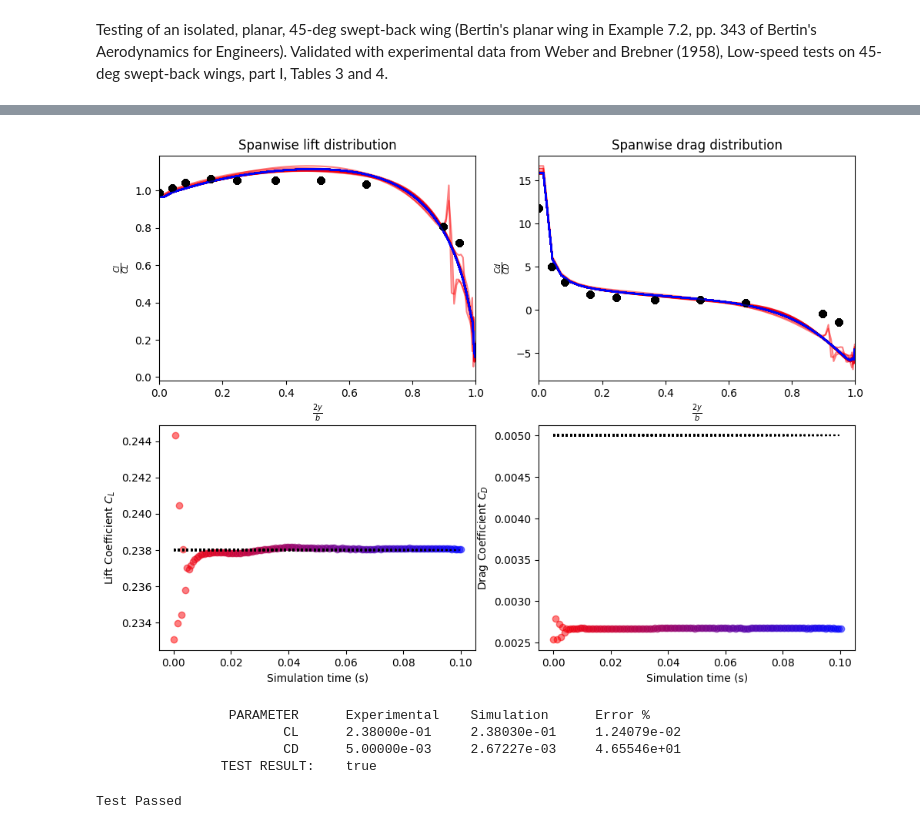
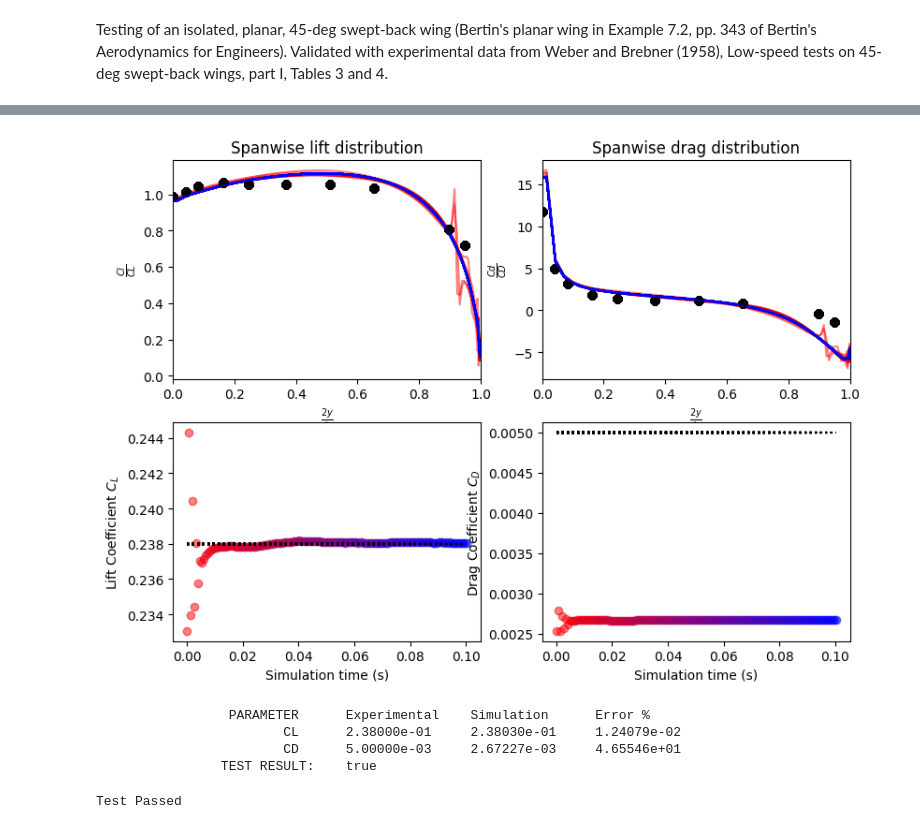
Before and after one commit to byuflowlab/FLOWUnsteady, a Jupyter notebook: docs/validation.ipynb, the cells around one changed output, grey strips where cells are left out. Cells and saved outputs as stored; diff of their text form; code cells hidden in the pictures.

```diff
--- a/docs/validation.ipynb
+++ b/docs/validation.ipynb
@@ -81,7 +109,9 @@ Testing of an isolated, planar, 45-deg swept-back wing (Bertin's planar wing
 # %% [markdown]
 <img src="vid/bertinswing03_1and2.gif" alt="Vid here" width="700px">
 # %%
-@test bertin_VLM(; wake_coupled=true, nsteps=150, verbose=true, disp_plot=true)
+@test bertin_VLM(; wake_coupled=true, nsteps=150,
+                    verbose=true, verbose2=true,
+                    disp_plot=true, figsize_factor=2/3)
 # %% [output]
         Running Bertin's wing test...
                 Generating geometry...
@@ -102,5 +132,5 @@ ELAPSED TIME: 0 hours 4 minutes 23 seconds
                 Postprocessing...
-[figure, old version]
+[figure, new version]
                  PARAMETER      Experimental    Simulation      Error %
                         CL      2.38000e-01     2.38030e-01     1.24079e-02
                         CD      5.00000e-03     2.67227e-03     4.65546e+01
```
Also changed, not shown: parts of 10 cells of this notebook, 4 other files.
